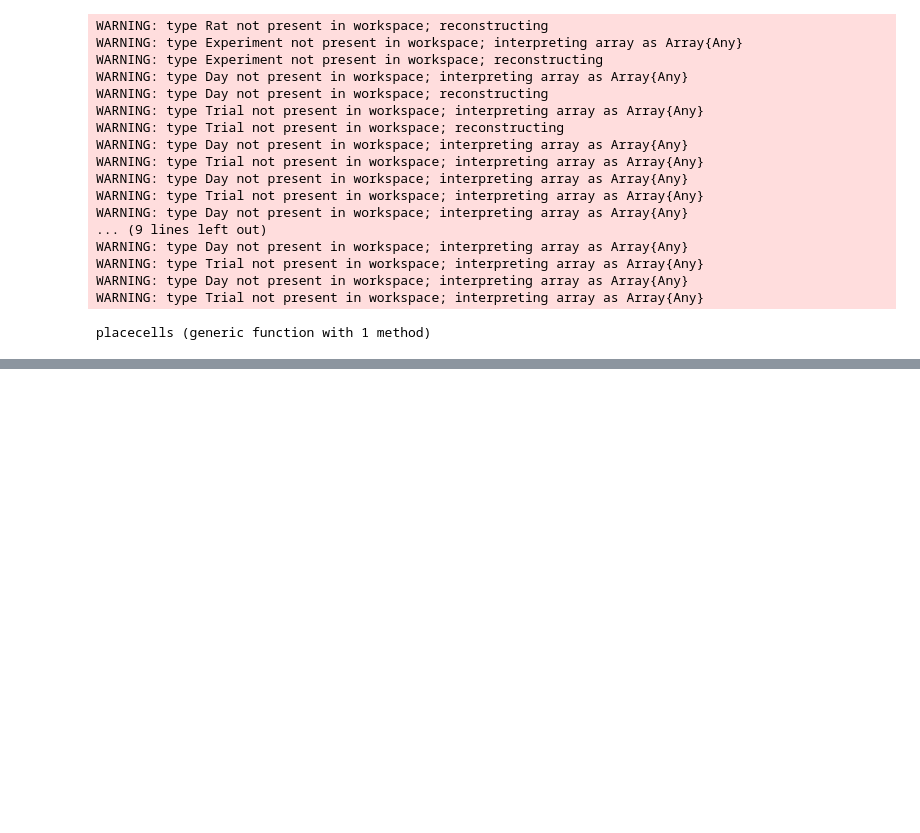
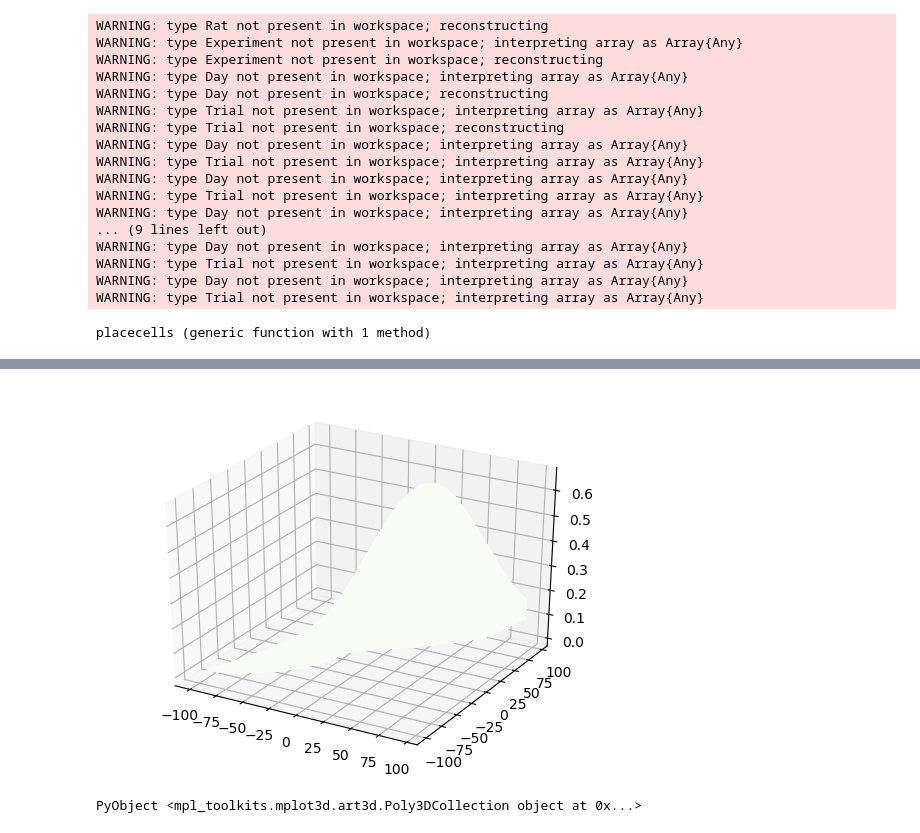
Before and after one commit to charlinetess/Morris-Watermaze-FosterDayanMorris-Paper, a Jupyter notebook: PlotusingPyPlots.ipynb, the cells around one changed output, grey strips where cells are left out. Drawn from its saved outputs; the diff is of its cells as text; code cells hidden in the pictures; blank space fills up the shorter version.

```diff
--- a/PlotusingPyPlots.ipynb
+++ b/PlotusingPyPlots.ipynb
@@ -400,0 +406,7 @@ zlabel("Critic value");
+# %%
+using PyPlot
+
+surf(x,y,vend, facecolors=get_cmap("Greens")(vend/maximum(vend)), linewidth=0, antialiased=false, shade=false)
+# %% [output]
+[figure, added]
+PyObject <mpl_toolkits.mplot3d.art3d.Poly3DCollection object at 0x...>
```
Also changed, not shown: parts of 17 cells of this notebook, 4 other files.
